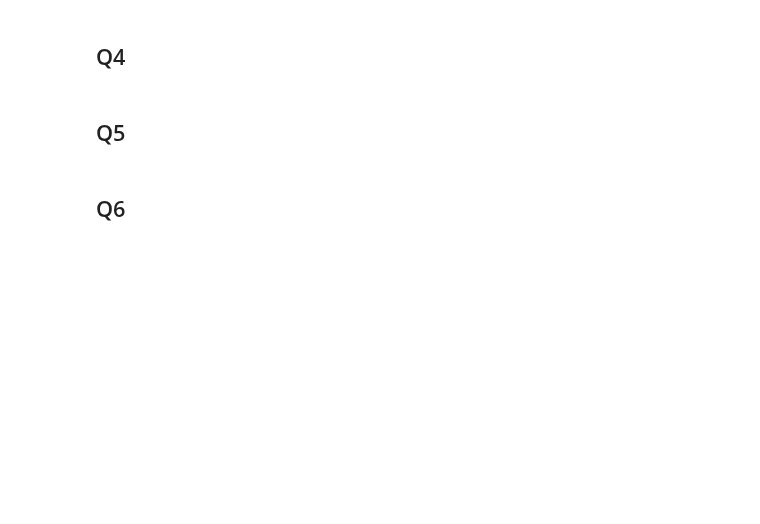
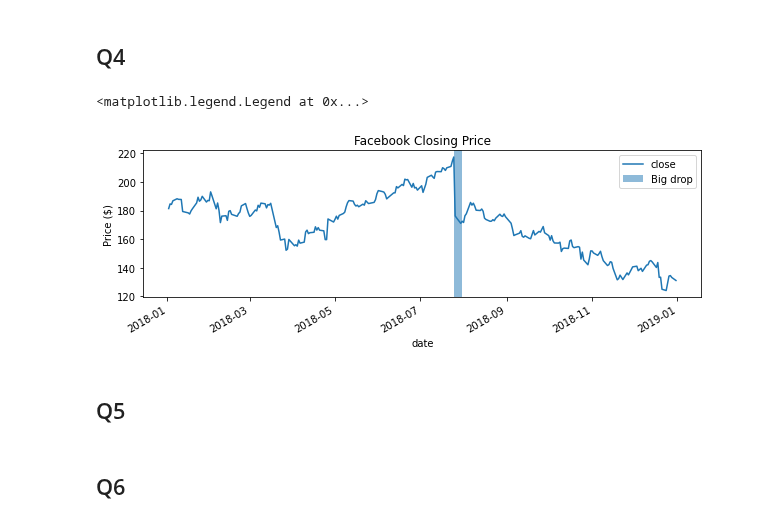
Before and after one commit to kevinsthompson/09-Hands-On-Data-Analysis-with-Pandas-2nd-edition, a Jupyter notebook: ch_06/KT_Exercises-Chp6.ipynb, the cells around one changed output. Saved outputs shown, nothing was run; the diff lists cells and outputs as text; code cells hidden in the pictures; blank space fills up the shorter version.

```diff
--- a/ch_06/KT_Exercises-Chp6.ipynb
+++ b/ch_06/KT_Exercises-Chp6.ipynb
@@ -165,5 +127,23 @@ ax.yaxis.set_major_formatter(EngFormatter())
 # %% [markdown]
 ## Q4
+# %%
+ax = fb['close'].plot(
+    figsize = (10,3)
+    )
+
+ax.axvspan(
+      '2018-07-25'
+    , '2018-07-31'
+    , alpha = 0.5
+    , label = 'Big drop'
+    )
+
+plt.title('Facebook Closing Price')
+plt.ylabel('Price ($)')
+plt.legend()
+# %% [output]
+<matplotlib.legend.Legend at 0x...>
+[figure, added]
 # %% [markdown]
 ## Q5
 # %% [markdown]
```
Also changed, not shown: parts of 3 cells of this notebook.
